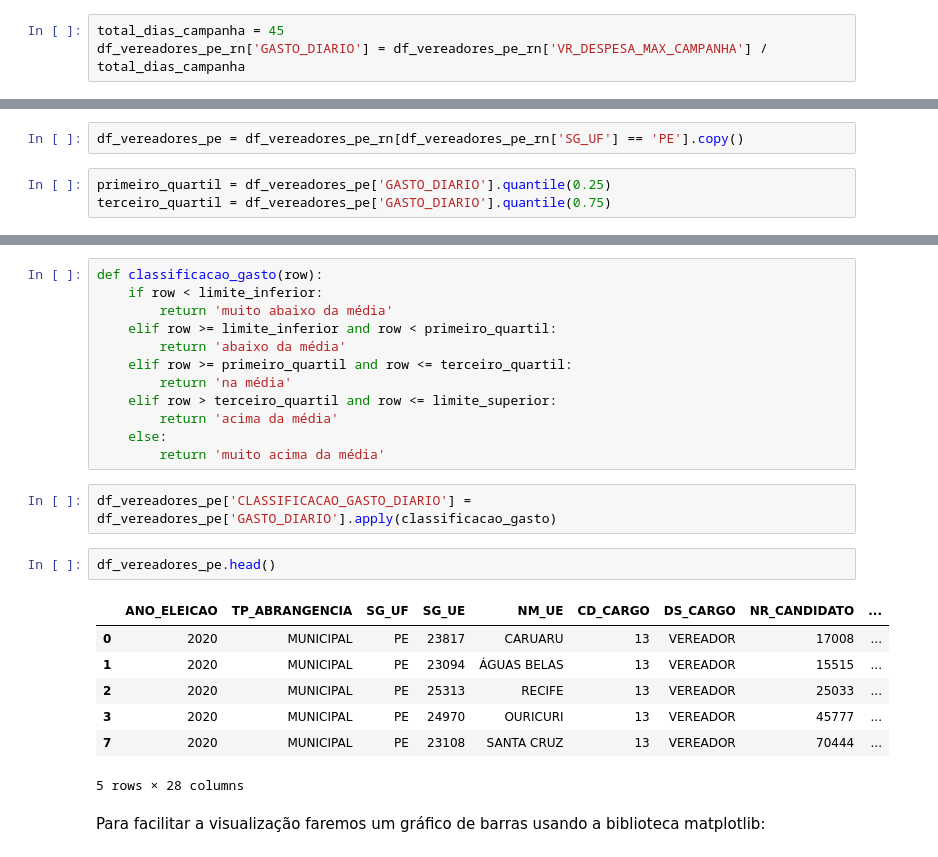
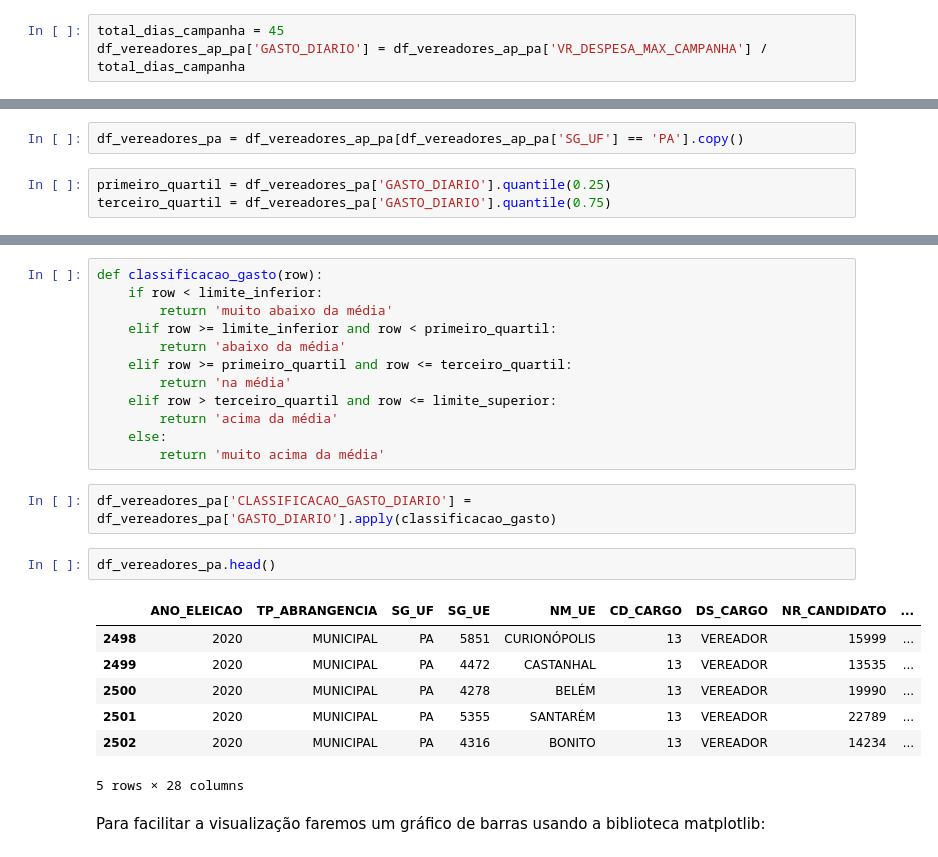
Before and after one commit to escola-de-dados/python-inovacao-civica, a Jupyter notebook: semana_2/estatistica.ipynb, the cells around one changed output, grey strips where cells are left out. Drawn from its saved outputs; the diff is of its cells as text.

```diff
--- a/semana_2/estatistica.ipynb
+++ b/semana_2/estatistica.ipynb
@@ -271,5 +264,5 @@ df_vereadores_pe_rn_nomes.sort_values(by=['NM_SOCIAL_CANDIDATO', 'NM_CANDIDATO']
 Podemos criar uma nova coluna a partir de operações sobre outras colunas. No exemplo abaixo vamos descobrir o gasto médio diário declarado por cada candidatura.
 # %%
 total_dias_campanha = 45
-df_vereadores_pe_rn['GASTO_DIARIO'] = df_vereadores_pe_rn['VR_DESPESA_MAX_CAMPANHA'] / total_dias_campanha
+df_vereadores_ap_pa['GASTO_DIARIO'] = df_vereadores_ap_pa['VR_DESPESA_MAX_CAMPANHA'] / total_dias_campanha
 # %%
@@ -285,10 +278,10 @@ df_vereadores_pe_rn.head()
 # %% [markdown]
 Explorando mais um pouco esses dados, trabalharemos apenas com os dados das candidaturas de Pernambuco e classificaremos os gastos médios diários de acordo com os conceitos de quartil e valores discrepantes que vimos nos vídeos sobre estatística:
 # %%
-df_vereadores_pe = df_vereadores_pe_rn[df_vereadores_pe_rn['SG_UF'] == 'PE'].copy()
+df_vereadores_pa = df_vereadores_ap_pa[df_vereadores_ap_pa['SG_UF'] == 'PA'].copy()
 # %%
-primeiro_quartil = df_vereadores_pe['GASTO_DIARIO'].quantile(0.25)
-terceiro_quartil = df_vereadores_pe['GASTO_DIARIO'].quantile(0.75)
+primeiro_quartil = df_vereadores_pa['GASTO_DIARIO'].quantile(0.25)
+terceiro_quartil = df_vereadores_pa['GASTO_DIARIO'].quantile(0.75)
 # %%
 intervalo_interquartil = terceiro_quartil - primeiro_quartil
 # %%
@@ -307,16 +300,16 @@ def classificacao_gasto(row):
     else:
         return 'muito acima da média'
 # %%
-df_vereadores_pe['CLASSIFICACAO_GASTO_DIARIO'] = df_vereadores_pe['GASTO_DIARIO'].apply(classificacao_gasto)
+df_vereadores_pa['CLASSIFICACAO_GASTO_DIARIO'] = df_vereadores_pa['GASTO_DIARIO'].apply(classificacao_gasto)
 # %%
-df_vereadores_pe.head()
+df_vereadores_pa.head()
 # %% [output]
 |  | ANO_ELEICAO | TP_ABRANGENCIA | SG_UF | SG_UE | NM_UE | CD_CARGO | DS_CARGO | NR_CANDIDATO | ... |
-| 0 | 2020 | MUNICIPAL | PE | 23817 | CARUARU | 13 | VEREADOR | 17008 | ... |
-| 1 | 2020 | MUNICIPAL | PE | 23094 | ÁGUAS BELAS | 13 | VEREADOR | 15515 | ... |
-| 2 | 2020 | MUNICIPAL | PE | 25313 | RECIFE | 13 | VEREADOR | 25033 | ... |
-| 3 | 2020 | MUNICIPAL | PE | 24970 | OURICURI | 13 | VEREADOR | 45777 | ... |
-| 7 | 2020 | MUNICIPAL | PE | 23108 | SANTA CRUZ | 13 | VEREADOR | 70444 | ... |
+| 2498 | 2020 | MUNICIPAL | PA | 5851 | CURIONÓPOLIS | 13 | VEREADOR | 15999 | ... |
+| 2499 | 2020 | MUNICIPAL | PA | 4472 | CASTANHAL | 13 | VEREADOR | 13535 | ... |
+| 2500 | 2020 | MUNICIPAL | PA | 4278 | BELÉM | 13 | VEREADOR | 19990 | ... |
+| 2501 | 2020 | MUNICIPAL | PA | 5355 | SANTARÉM | 13 | VEREADOR | 22789 | ... |
+| 2502 | 2020 | MUNICIPAL | PA | 4316 | BONITO | 13 | VEREADOR | 14234 | ... |
 5 rows × 28 columns
 # %% [markdown]
 Para facilitar a visualização faremos um gráfico de barras usando a biblioteca matplotlib:
```
Also changed, not shown: parts of 36 cells of this notebook, 1 other file.
